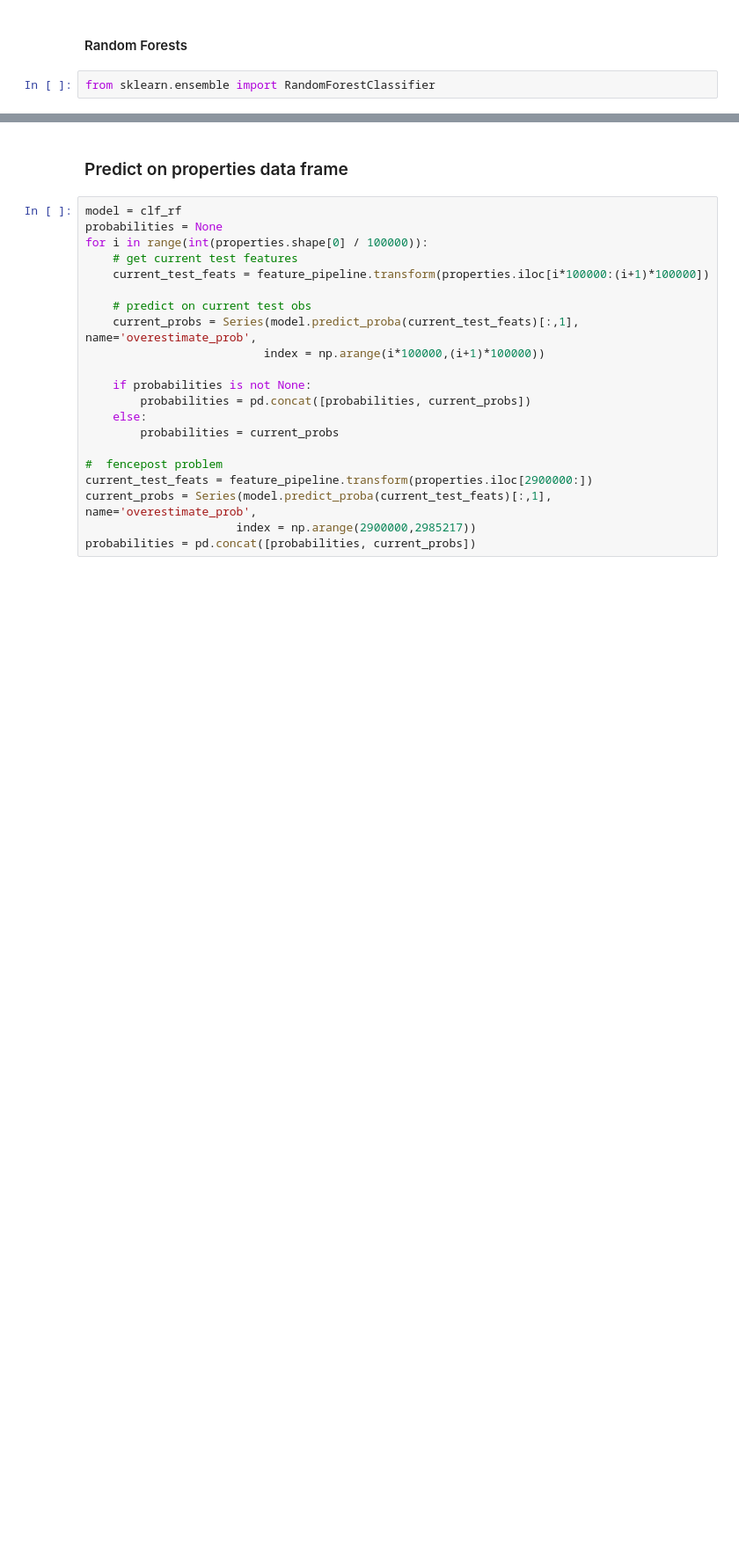
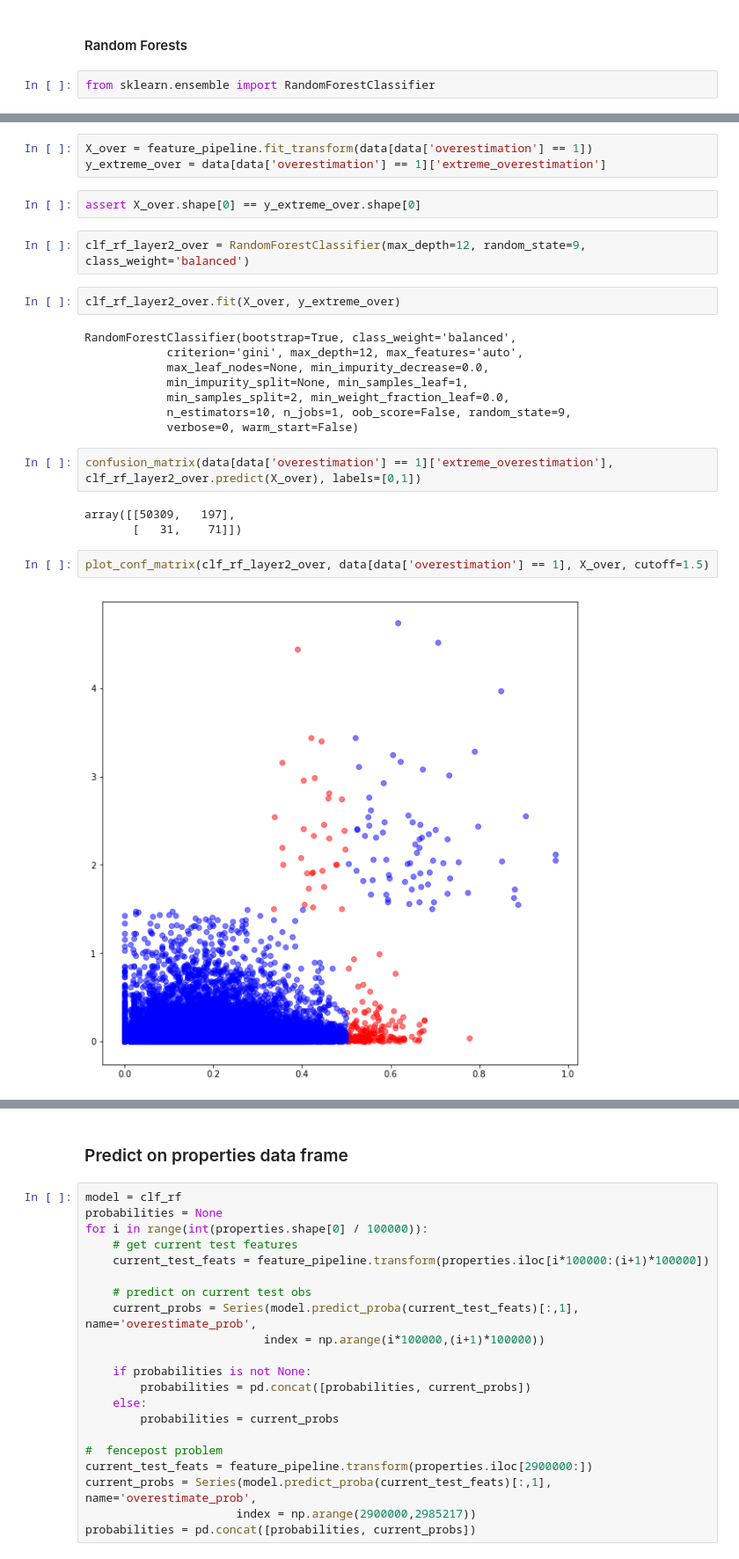
Before and after one commit to vafajardo/Zillow, a Jupyter notebook: Notebooks/Classification - Overestimation.ipynb, the cells around one changed output, grey strips where cells are left out. Shown at 88% size. Drawn from its saved outputs; the diff is of its cells as text; blank space fills up the shorter version.

Commit message:
Add the two layers of classification

```diff
--- a/Notebooks/Classification - Overestimation.ipynb
+++ b/Notebooks/Classification - Overestimation.ipynb
@@ -203,0 +210,26 @@ print(f1_score(data['overestimation'], clf_rf.predict(X)))
+# %%
+X_over = feature_pipeline.fit_transform(data[data['overestimation'] == 1])
+y_extreme_over = data[data['overestimation'] == 1]['extreme_overestimation']
+# %%
+assert X_over.shape[0] == y_extreme_over.shape[0]
+# %%
+clf_rf_layer2_over = RandomForestClassifier(max_depth=12, random_state=9, class_weight='balanced')
+# %%
+clf_rf_layer2_over.fit(X_over, y_extreme_over)
+# %% [output]
+RandomForestClassifier(bootstrap=True, class_weight='balanced',
+            criterion='gini', max_depth=12, max_features='auto',
+            max_leaf_nodes=None, min_impurity_decrease=0.0,
+            min_impurity_split=None, min_samples_leaf=1,
+            min_samples_split=2, min_weight_fraction_leaf=0.0,
+            n_estimators=10, n_jobs=1, oob_score=False, random_state=9,
+            verbose=0, warm_start=False)
+# %%
+confusion_matrix(data[data['overestimation'] == 1]['extreme_overestimation'], clf_rf_layer2_over.predict(X_over), labels=[0,1])
+# %% [output]
+array([[50309,   197],
+       [   31,    71]])
+# %%
+plot_conf_matrix(clf_rf_layer2_over, data[data['overestimation'] == 1], X_over, cutoff=1.5)
+# %% [output]
+[figure, added]
```
Also changed, not shown: parts of 32 cells of this notebook.
